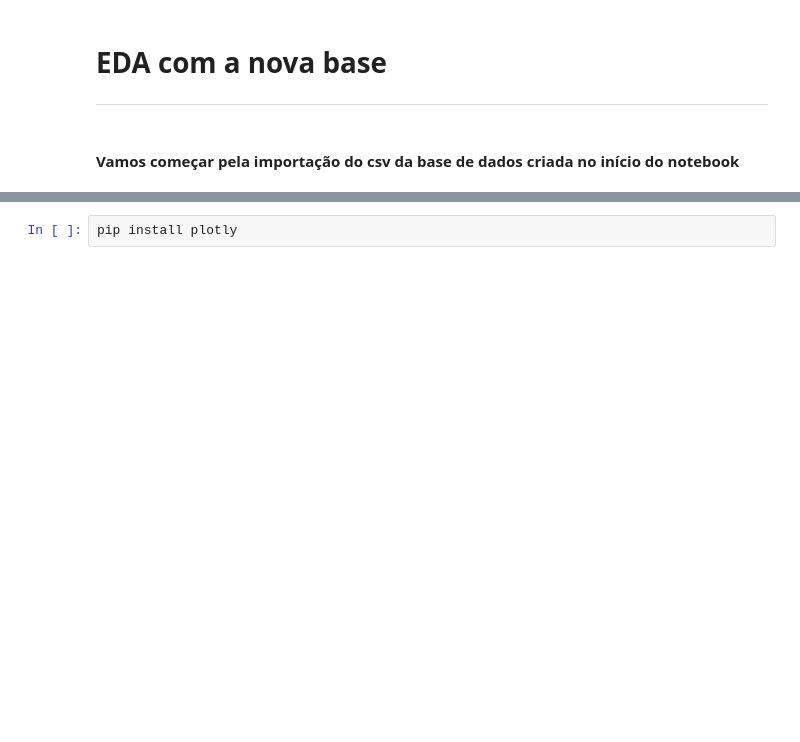
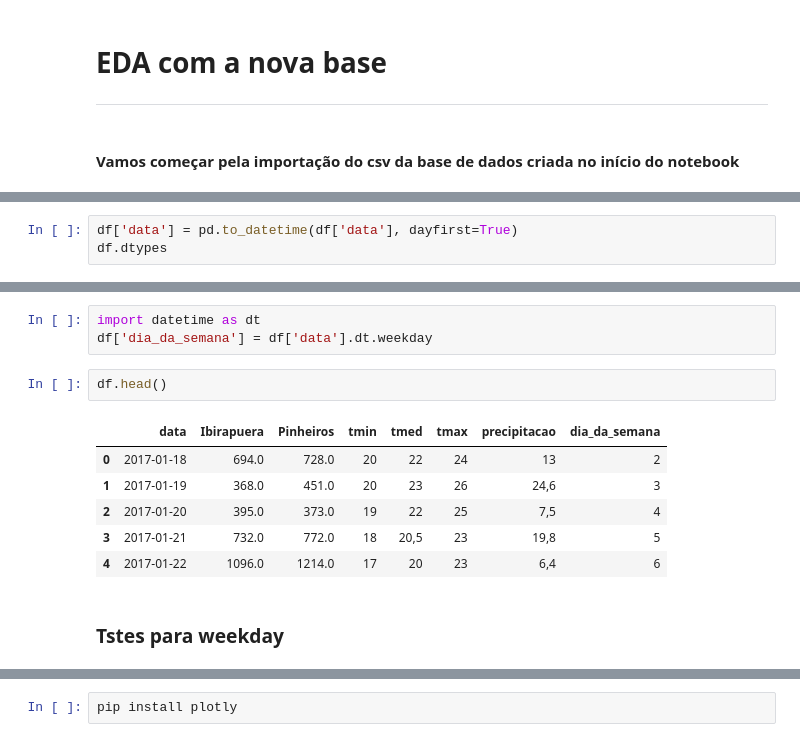
Before and after one commit to matheusmpandrade/data_projects, a Jupyter notebook: bike_data/bike_data.ipynb, the cells around one changed output, grey strips where cells are left out. Saved outputs shown, nothing was run; the diff lists cells and outputs as text; blank space fills up the shorter version.

Commit message:
updatind bike_data

```diff
--- a/bike_data/bike_data.ipynb
+++ b/bike_data/bike_data.ipynb
@@ -304,3 +289,6 @@ df.head()
 | 2 | 2017-01-20 | 395.0 | 373.0 | 19 | 22 | 25 | 7,5 |
 | 3 | 2017-01-21 | 732.0 | 772.0 | 18 | 20,5 | 23 | 19,8 |
 | 4 | 2017-01-22 | 1096.0 | 1214.0 | 17 | 20 | 23 | 6,4 |
+# %%
+df['data'] = pd.to_datetime(df['data'], dayfirst=True)
+df.dtypes
@@ -306,0 +304,14 @@ df.head()
+# %%
+import datetime as dt
+df['dia_da_semana'] = df['data'].dt.weekday
+# %%
+df.head()
+# %% [output]
+|  | data | Ibirapuera | Pinheiros | tmin | tmed | tmax | precipitacao | dia_da_semana |
+| 0 | 2017-01-18 | 694.0 | 728.0 | 20 | 22 | 24 | 13 | 2 |
+| 1 | 2017-01-19 | 368.0 | 451.0 | 20 | 23 | 26 | 24,6 | 3 |
+| 2 | 2017-01-20 | 395.0 | 373.0 | 19 | 22 | 25 | 7,5 | 4 |
+| 3 | 2017-01-21 | 732.0 | 772.0 | 18 | 20,5 | 23 | 19,8 | 5 |
+| 4 | 2017-01-22 | 1096.0 | 1214.0 | 17 | 20 | 23 | 6,4 | 6 |
+# %% [markdown]
+### Tstes para weekday
```
Also changed, not shown: parts of 8 cells of this notebook.
